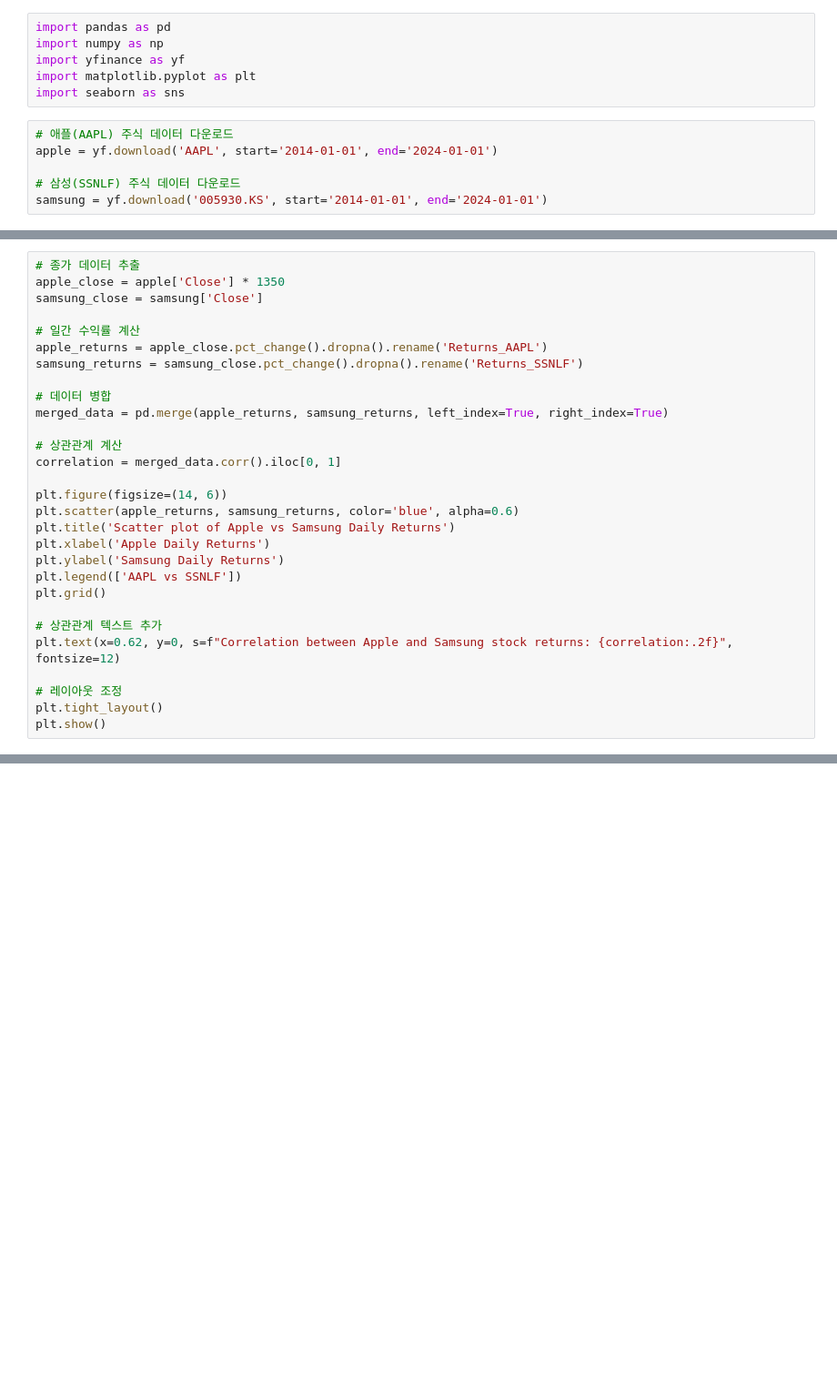
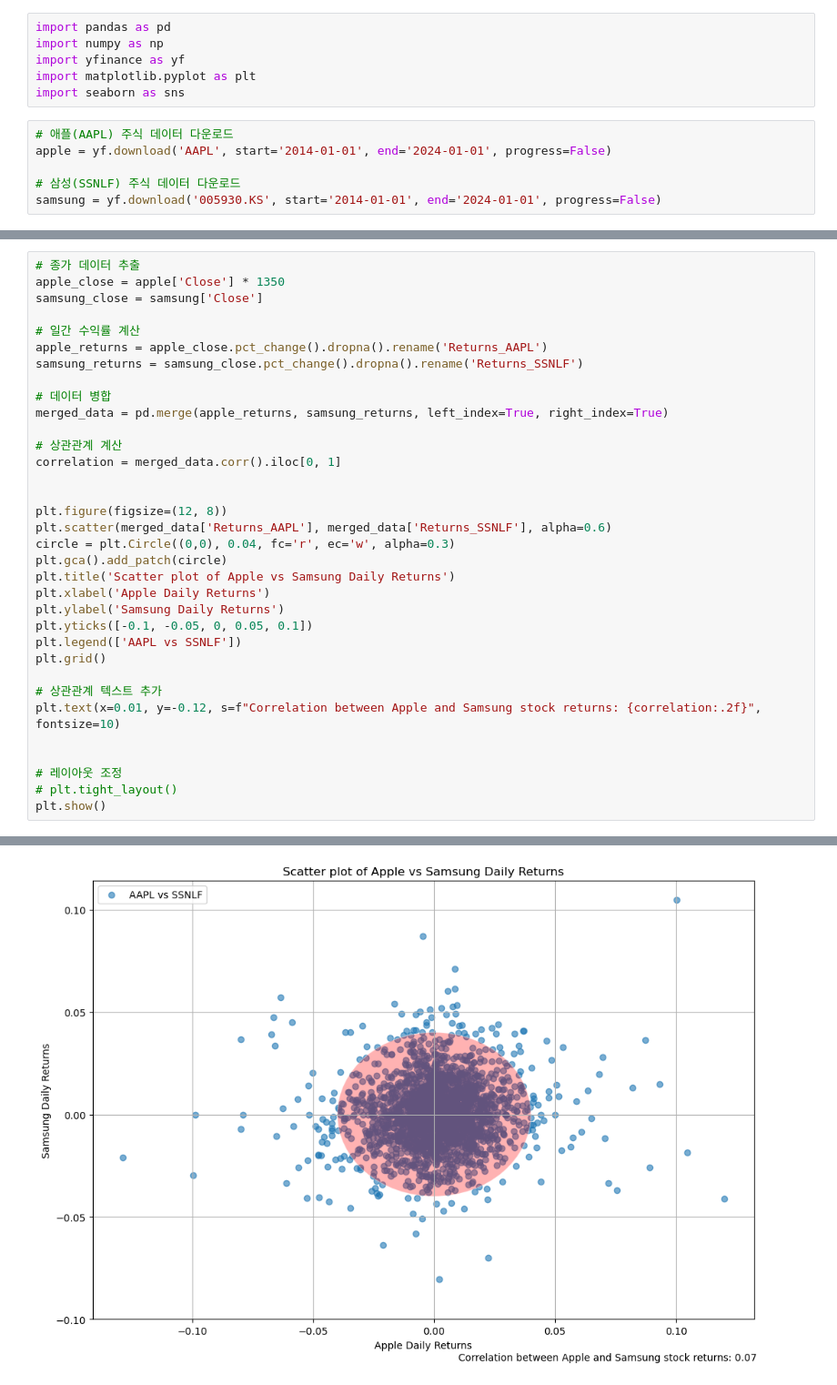
Before and after one commit to rkdgusdh/predict_stock_market_movement, a Jupyter notebook: method2.ipynb, the cells around one changed output, grey strips where cells are left out. Shown at 91% size. Saved outputs shown, nothing was run; the diff lists cells and outputs as text; blank space fills up the shorter version.

```diff
--- a/method2.ipynb
+++ b/method2.ipynb
@@ -6,7 +6,7 @@ import matplotlib.pyplot as plt
 import seaborn as sns
 # %%
 # 애플(AAPL) 주식 데이터 다운로드
-apple = yf.download('AAPL', start='2014-01-01', end='2024-01-01')
+apple = yf.download('AAPL', start='2014-01-01', end='2024-01-01', progress=False)
 
 # 삼성(SSNLF) 주식 데이터 다운로드
-samsung = yf.download('005930.KS', start='2014-01-01', end='2024-01-01')
+samsung = yf.download('005930.KS', start='2014-01-01', end='2024-01-01', progress=False)
@@ -28,18 +25,23 @@ merged_data = pd.merge(apple_returns, samsung_returns, left_index=True, right_in
 # 상관관계 계산
 correlation = merged_data.corr().iloc[0, 1]
 
-plt.figure(figsize=(14, 6))
-plt.scatter(apple_returns, samsung_returns, color='blue', alpha=0.6)
+
+plt.figure(figsize=(12, 8))
+plt.scatter(merged_data['Returns_AAPL'], merged_data['Returns_SSNLF'], alpha=0.6)
+circle = plt.Circle((0,0), 0.04, fc='r', ec='w', alpha=0.3)
+plt.gca().add_patch(circle)
 plt.title('Scatter plot of Apple vs Samsung Daily Returns')
 plt.xlabel('Apple Daily Returns')
 plt.ylabel('Samsung Daily Returns')
+plt.yticks([-0.1, -0.05, 0, 0.05, 0.1])
 plt.legend(['AAPL vs SSNLF'])
 plt.grid()
 
 # 상관관계 텍스트 추가
-plt.text(x=0.62, y=0, s=f"Correlation between Apple and Samsung stock returns: {correlation:.2f}", fontsize=12)
+plt.text(x=0.01, y=-0.12, s=f"Correlation between Apple and Samsung stock returns: {correlation:.2f}", fontsize=10)
+
 
 # 레이아웃 조정
-plt.tight_layout()
+# plt.tight_layout()
 plt.show()
 # %% [output]
@@ -47,3 +48,4 @@ TypeError: 'tuple' object is not callable
+[figure, added]
 # %%
 # 주식 티커 목록
 tickers = {
```
Also changed, not shown: parts of 4 cells of this notebook.
